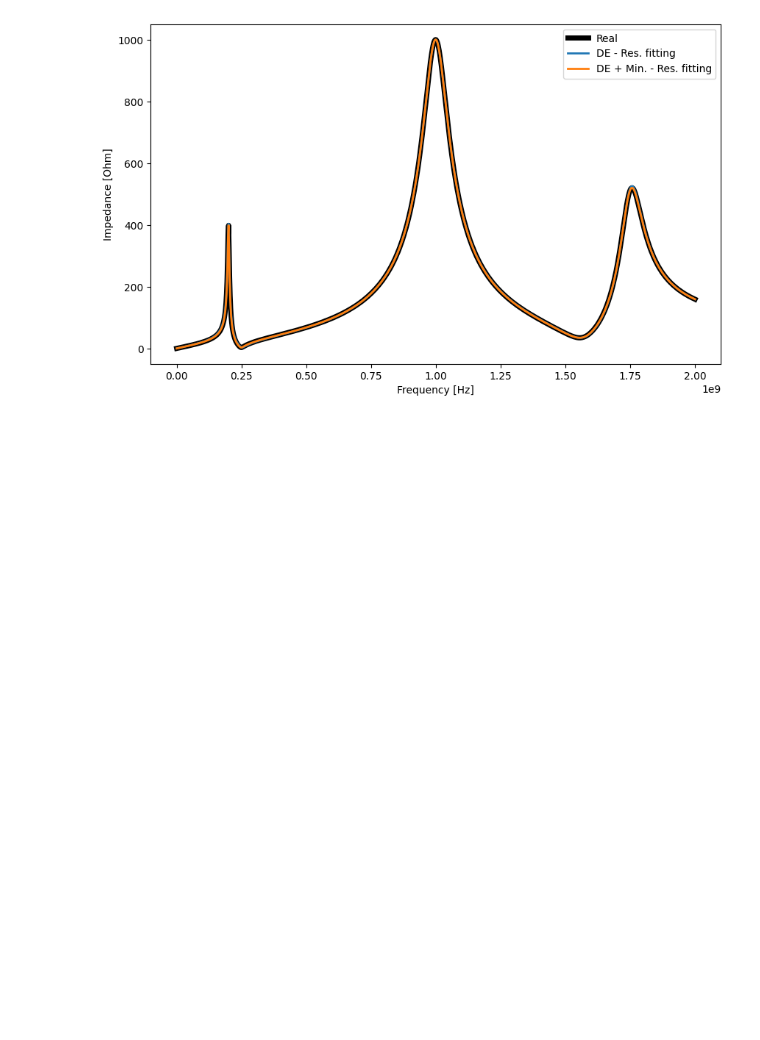
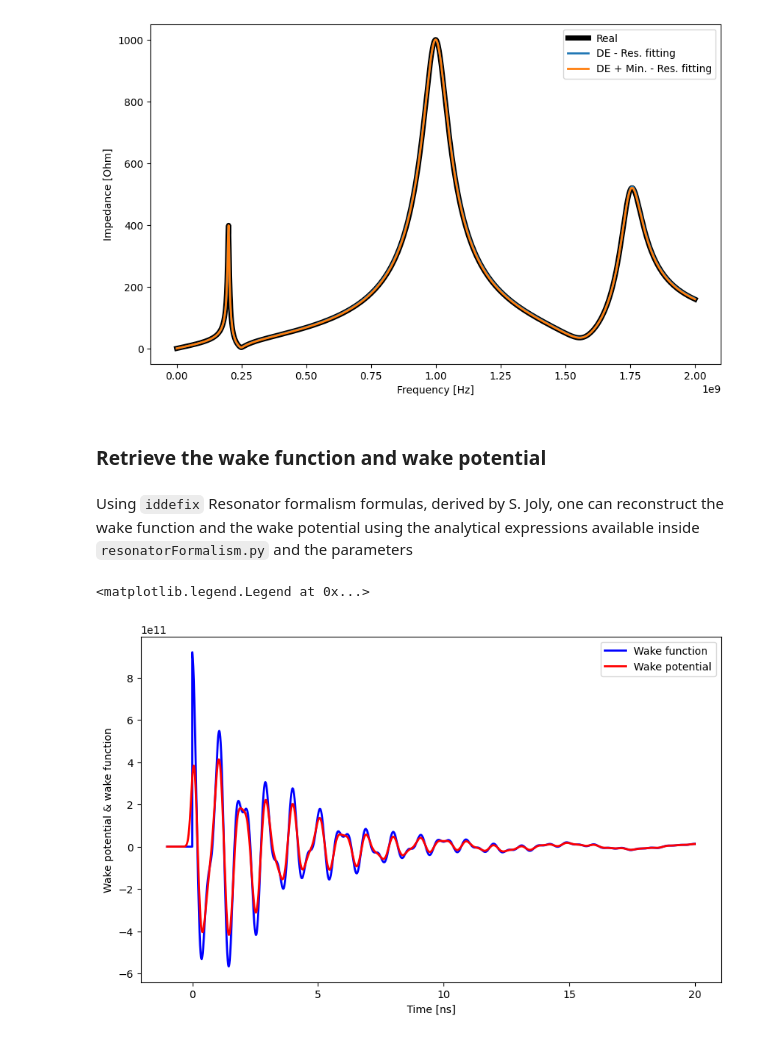
Before and after one commit to SebastienJoly/IDDEFIX, a Jupyter notebook: examples/001_analytical_resonator.ipynb, the cells around one changed output. Saved outputs shown, nothing was run; the diff lists cells and outputs as text; code cells hidden in the pictures; blank space fills up the shorter version.

Commit message:
add new methods for impedance and wakes to the example

```diff
--- a/examples/001_analytical_resonator.ipynb
+++ b/examples/001_analytical_resonator.ipynb
@@ -45,7 +45,7 @@ plt.legend()
 # %%
 # Setting amount of resonators to fit
 
-Nres = 3
+N_resonators = 3
 
 # Bounds on resonators parameters
 """ Bounds have this format [(Rs_min, Rs_max), (Q_min, Q_max), (fres_min, fres_max)].
@@ -61,7 +61,7 @@ Running the DE algorithm with IDDEFIX and chosen parameters. A good rule-of-thum
 %%time
 DE_model = iddefix.EvolutionaryAlgorithm(frequency,
                                          impedance,
-                                         N_resonators=Nres,
+                                         N_resonators=N_resonators,
                                          parameterBounds=parameterBounds,
                                          plane="longitudinal",
                                          objectiveFunction=iddefix.ObjectiveFunctions.sumOfSquaredError)
@@ -122,3 +165,23 @@ plt.legend()
 # %% [output]
 <matplotlib.legend.Legend at 0x...>
 [figure]
+# %% [markdown]
+### Retrieve the wake function and wake potential
+# %% [markdown]
+Using `iddefix` Resonator formalism formulas, derived by S. Joly, one can reconstruct the wake function and the wake potential using the analytical expressions available inside `resonatorFormalism.py` and the parameters
+# %%
+plt.figure(figsize=(10, 6))
+
+time = np.linspace(-1e-9, 20e-9, 100000)
+
+wake = DE_model.get_wake(time_data=time)
+wake_potential = DE_model.get_wake_potential(time_data=time, sigma=1e-10)
+
+plt.plot(time*1e9, wake, lw=2, label='Wake function', color='blue')
+plt.plot(time*1e9, wake_potential,  lw=2, label='Wake potential', color='red')
+plt.xlabel('Time [ns]')
+plt.ylabel('Wake potential & wake function')
+plt.legend()
+# %% [output]
+<matplotlib.legend.Legend at 0x...>
+[figure, added]
```
Also changed, not shown: parts of 8 cells of this notebook.
